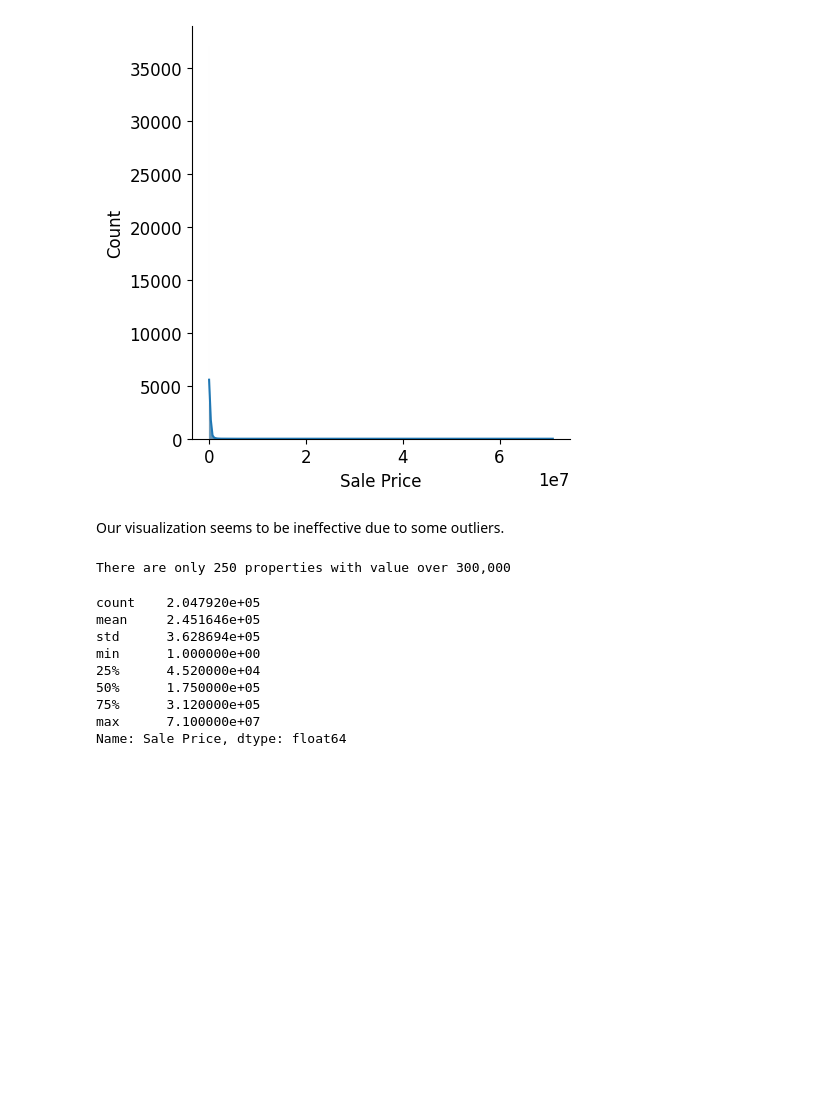
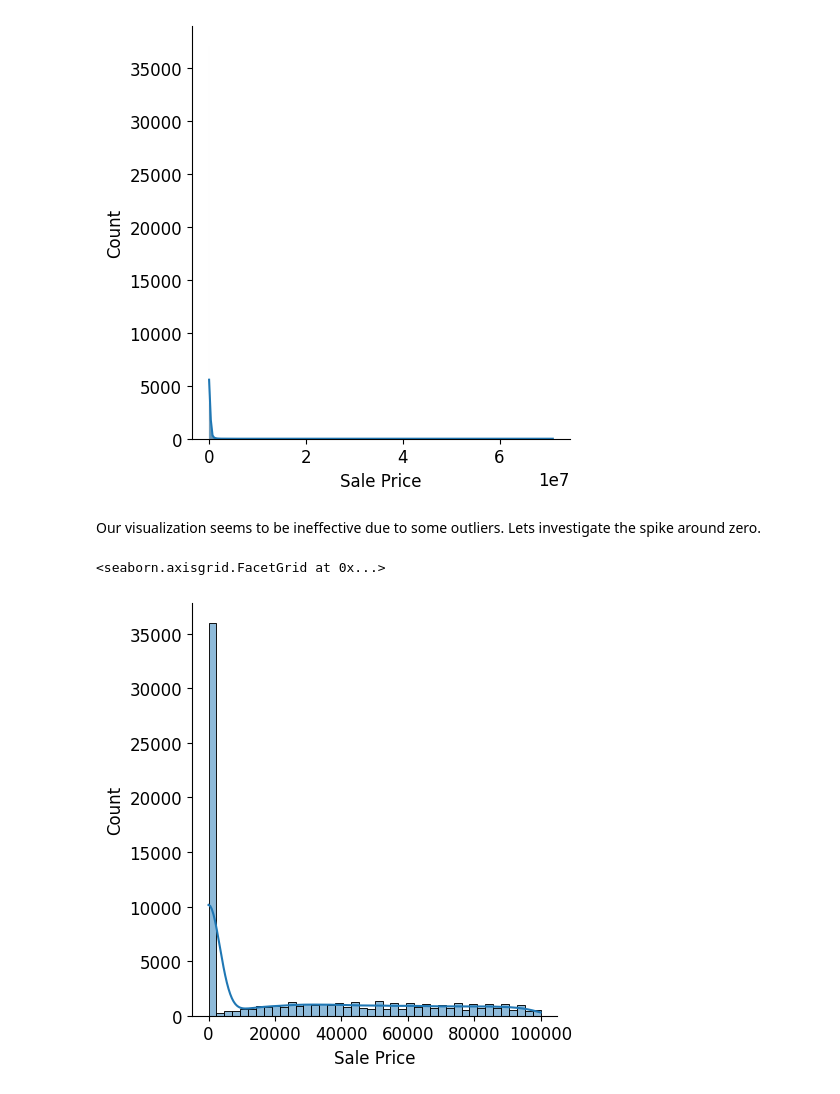
Before and after one commit to simitiangreg/spring_22, a Jupyter notebook: part1.ipynb, the cells around one changed output. Saved outputs shown, nothing was run; the diff lists cells and outputs as text; code cells hidden in the pictures; blank space fills up the shorter version.

```diff
--- a/part1.ipynb
+++ b/part1.ipynb
@@ -44,19 +44,11 @@ sns.displot(data=training_data, x=label, kde=True)
 <seaborn.axisgrid.FacetGrid at 0x...>
 [figure]
 # %% [markdown]
-Our visualization seems to be ineffective due to some outliers.
+Our visualization seems to be ineffective due to some outliers. Lets investigate the spike around zero.
-# %%
-count_above_300k = len(training_data[training_data['Sale Price'] >= 3000000]['Sale Price'])
-print('There are only ' + str(count_above_300k) + ' properties with value over 300,000')
-training_data['Sale Price'].describe()
-# %% [output]
-There are only 250 properties with value over 300,000
-count    2.047920e+05
-mean     2.451646e+05
-std      3.628694e+05
-min      1.000000e+00
-25%      4.520000e+04
-50%      1.750000e+05
-75%      3.120000e+05
-max      7.100000e+07
-Name: Sale Price, dtype: float64
+# %%
+label='Sale Price'
+zoom_in = training_data[training_data['Sale Price'] < 100000 ]
+sns.displot(data=zoom_in, x=label, kde=True)
+# %% [output]
+<seaborn.axisgrid.FacetGrid at 0x...>
+[figure, added]
```
Also changed, not shown: parts of 35 cells of this notebook, 1 other file.
